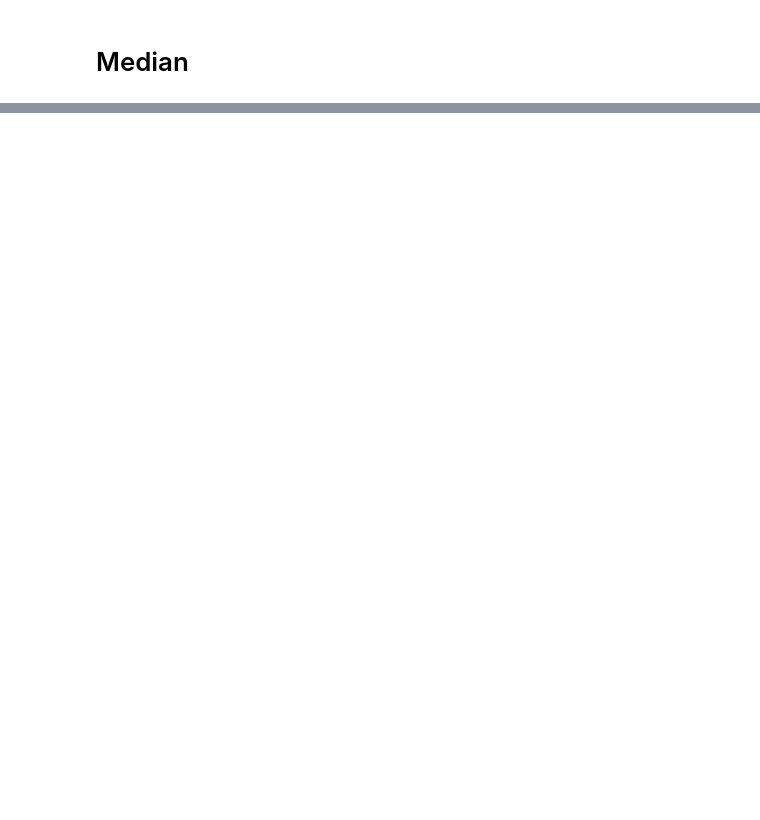
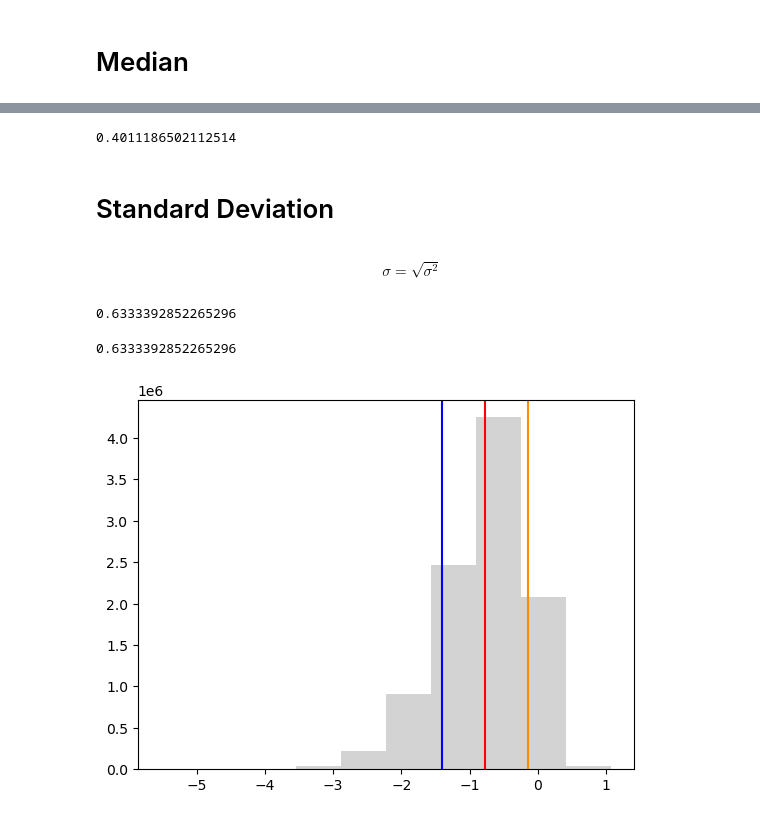
Before and after one commit to diyadlshad/SocialmediaUsage, a Jupyter notebook: Python_SocialMediaUsage.ipynb, the cells around one changed output, grey strips where cells are left out. Drawn from its saved outputs; the diff is of its cells as text; code cells hidden in the pictures; blank space fills up the shorter version.

```diff
--- a/Python_SocialMediaUsage.ipynb
+++ b/Python_SocialMediaUsage.ipynb
@@ -184,0 +193,3 @@ _ = plt.hist(x, color = 'darkblue')
+# %%
+xbar = x.mean()
+xbar
@@ -197,0 +217,25 @@ _ = plt.hist(x, color = 'lightgray')
+# %%
+x.var()
+# %% [output]
+0.4011186502112514
+# %% [markdown]
+# Standard Deviation
+# %% [markdown]
+$$ \sigma = \sqrt{\sigma^2} $$
+# %%
+x.var()**(1/2)
+# %% [output]
+0.6333392852265296
+# %%
+sigma = x.std()
+sigma
+# %% [output]
+0.6333392852265296
+# %%
+fig, ax = plt.subplots()
+plt.axvline(x = xbar, color='red')
+plt.axvline(x = xbar+sigma, color='darkorange')
+plt.axvline(x = xbar-sigma, color='blue')
+_ = plt.hist(x, color = 'lightgray')
+# %% [output]
+[figure, added]
```
Also changed, not shown: parts of 11 cells of this notebook.
